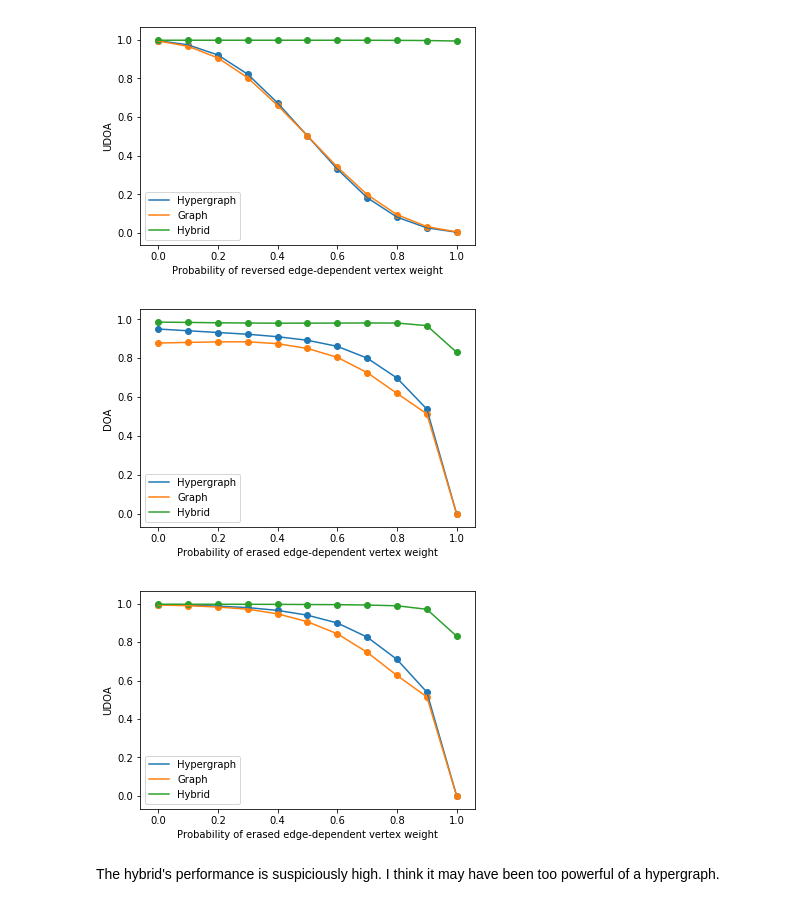
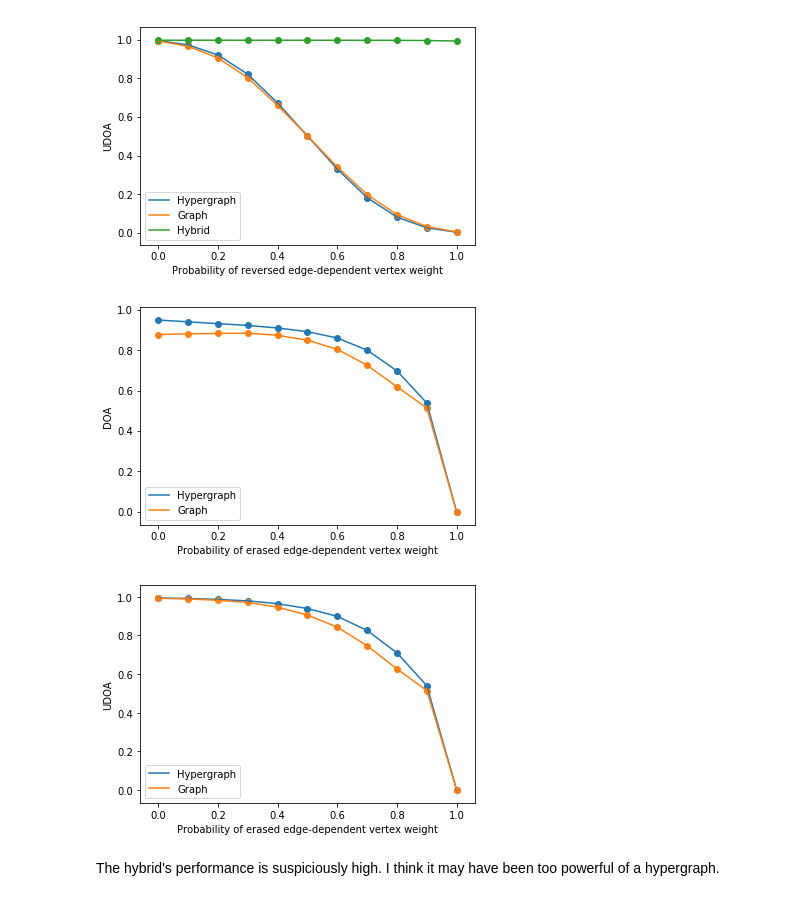
Before and after one commit to dingkimberly/hypergraph-recommenders, a Jupyter notebook: sample_data_plots.ipynb, the cells around one changed output. Cells and saved outputs as stored; diff of their text form; code cells hidden in the pictures.

```diff
--- a/sample_data_plots.ipynb
+++ b/sample_data_plots.ipynb
@@ -110,28 +110,28 @@ plt.show()
 # %%
 plt.scatter(probs, e3_hg)
 plt.scatter(probs, e3_g)
-plt.scatter(probs, e3_h)
+#plt.scatter(probs, e3_h)
 plt.plot(probs, e3_hg, label='Hypergraph')
 plt.plot(probs, e3_g, label='Graph')
-plt.plot(probs, e3_h, label='Hybrid')
+#plt.plot(probs, e3_h, label='Hybrid')
 plt.legend(loc='lower left')
 plt.xlabel('Probability of erased edge-dependent vertex weight')
 plt.ylabel('DOA')
 plt.show()
 # %% [output]
-[figure, old version]
+[figure, new version]
 # %%
 plt.scatter(probs, e3_hg_u)
 plt.scatter(probs, e3_g_u)
-plt.scatter(probs, e3_h_u)
+#plt.scatter(probs, e3_h_u)
 plt.plot(probs, e3_hg_u, label='Hypergraph')
 plt.plot(probs, e3_g_u, label='Graph')
-plt.plot(probs, e3_h_u, label='Hybrid')
+#plt.plot(probs, e3_h_u, label='Hybrid')
 plt.legend(loc='lower left')
 plt.xlabel('Probability of erased edge-dependent vertex weight')
 plt.ylabel('UDOA')
 plt.show()
 # %% [output]
-[figure, old version]
+[figure, new version]
 # %% [markdown]
 The hybrid's performance is suspiciously high. I think it may have been too powerful of a hypergraph.
```
Also changed, not shown: parts of 2 cells of this notebook, 2 other files.
